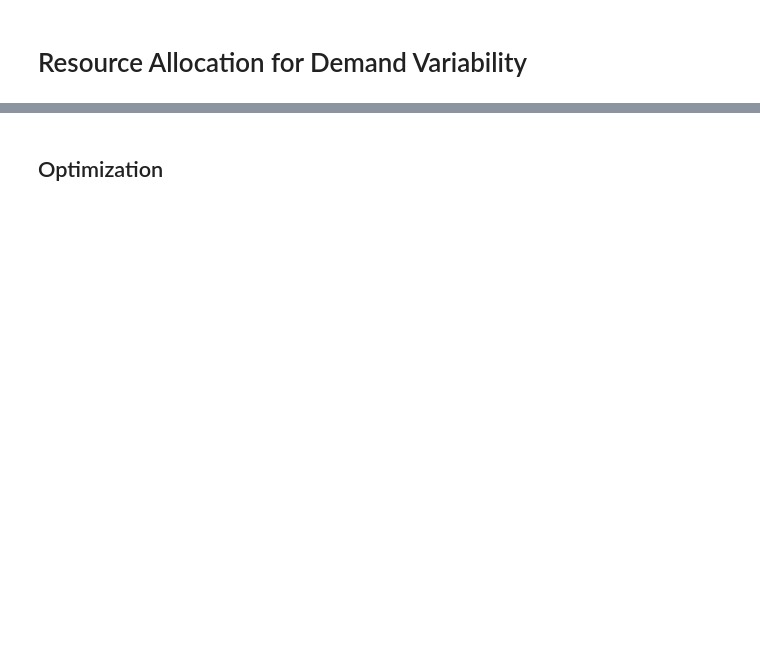
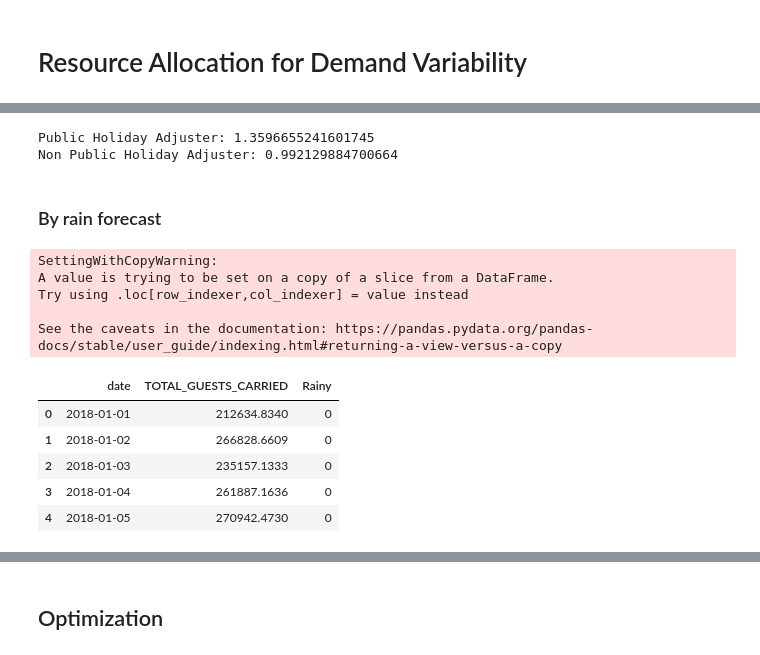
Before and after one commit to reallyjustalan/DSA3101_Group8_Project1, a Jupyter notebook: B3/DSA3101_B3_Modelling.ipynb, the cells around one changed output, grey strips where cells are left out. Drawn from its saved outputs; the diff is of its cells as text; code cells hidden in the pictures; blank space fills up the shorter version.

```diff
--- a/B3/DSA3101_B3_Modelling.ipynb
+++ b/B3/DSA3101_B3_Modelling.ipynb
@@ -97,0 +209,75 @@ R-squared (R²): 0.5769
+# %%
+adjust_pubhol = 1 + (np.mean([ph_adjuster_denmark, ph_adjuster_spain]))
+adjust_no_pubhol = 1 + (np.mean([non_ph_adjuster_denmark, non_ph_adjuster_spain]))
+
+print(f"Public Holiday Adjuster: {adjust_pubhol}")
+print(f"Non Public Holiday Adjuster: {adjust_no_pubhol}")
+# %% [output]
+Public Holiday Adjuster: 1.3596655241601745
+Non Public Holiday Adjuster: 0.992129884700664
+# %% [markdown]
+### By rain forecast
+# %%
+## Weather Data
+# Define location coordinates for Disneyland Orlando (appropriate for main dataset)
+latitude = 28.3772
+longitude = -81.5707
+altitude = None
+
+start_date = '2018-01-01'
+end_date = '2022-08-31'
+
+start = pd.to_datetime(start_date)
+end = pd.to_datetime(end_date)
+
+location = Point(latitude, longitude, altitude)
+
+# daily weather data
+weather_data = Daily(location, start, end).fetch()
+
+# Categorizing the weather based on precipitation levels
+weather_data = weather_data.fillna(0)
+def categorize_weather(df):
+    df["Rainy"] = (df["prcp"] > 0).astype(int)
+    return df
+weather_data = categorize_weather(weather_data)
+
+weather_data_timestamped = weather_data.reset_index()
+
+weather_data_timestamped.head()
+
+## Attendance Data
+rides_hourly_demand['date'] = rides_hourly_demand['DEB_TIME'].dt.date
+
+# Aggregate the data by date and sum the guests_carried
+attendance_by_date = rides_hourly_demand.groupby('date')['GUEST_CARRIED'].sum().reset_index()
+
+# Rename columns for clarity
+attendance_by_date.rename(columns={'GUEST_CARRIED': 'TOTAL_GUESTS_CARRIED'}, inplace=True)
+
+attendance_by_date['date'] = pd.to_datetime(attendance_by_date['date'])
+# %% [output]
+SettingWithCopyWarning:
+A value is trying to be set on a copy of a slice from a DataFrame.
+Try using .loc[row_indexer,col_indexer] = value instead
+
+See the caveats in the documentation: https://pandas.pydata.org/pandas-docs/stable/user_guide/indexing.html#returning-a-view-versus-a-copy
+# %%
+## Merge Datasets
+weather_merging = attendance_by_date.merge(
+    weather_data_timestamped[['time', 'Rainy']],
+    left_on='date',
+    right_on='time',
+    how='left'
+)
+
+weather_merged = weather_merging[['date', 'TOTAL_GUESTS_CARRIED', 'Rainy']]
+
+weather_merged.head()
+# %% [output]
+|  | date | TOTAL_GUESTS_CARRIED | Rainy |
+| 0 | 2018-01-01 | 212634.8340 | 0 |
+| 1 | 2018-01-02 | 266828.6609 | 0 |
+| 2 | 2018-01-03 | 235157.1333 | 0 |
+| 3 | 2018-01-04 | 261887.1636 | 0 |
+| 4 | 2018-01-05 | 270942.4730 | 0 |
```
Also changed, not shown: parts of 26 cells of this notebook, 1 other file.
